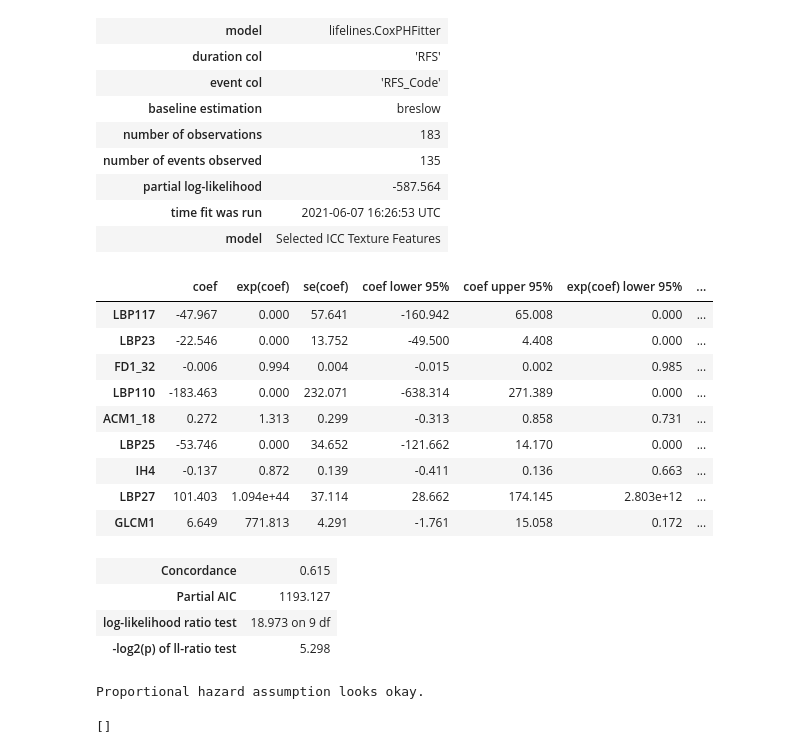
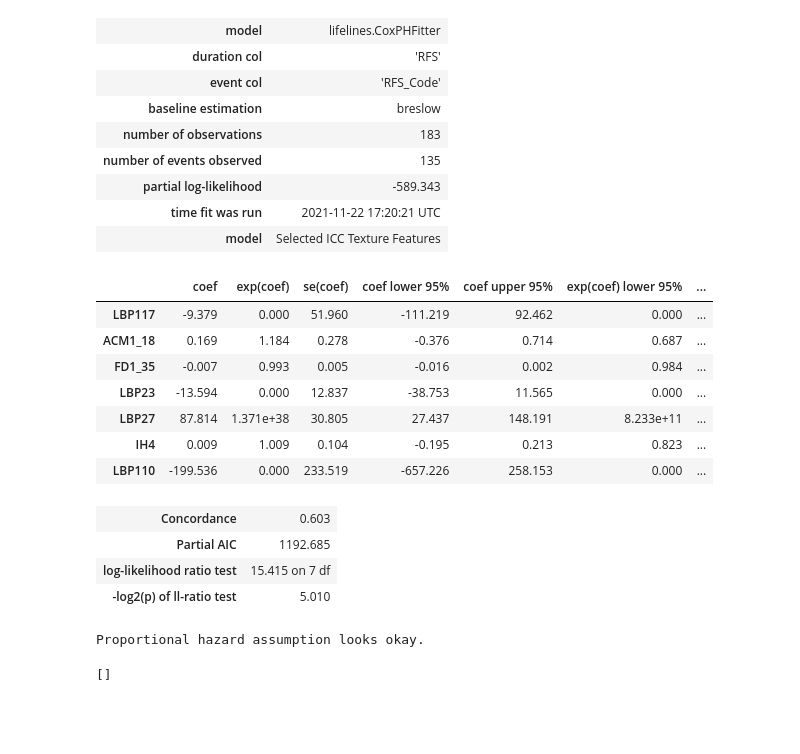
Before and after one commit to strixy16/deep-icc, a Jupyter notebook: data_exploration/explore_CTfeatures.ipynb, the cells around one changed output. Saved outputs shown, nothing was run; the diff lists cells and outputs as text; code cells hidden in the pictures; blank space fills up the shorter version.

Commit message:
Running linear CPH with train data only

```diff
--- a/data_exploration/explore_CTfeatures.ipynb
+++ b/data_exploration/explore_CTfeatures.ipynb
@@ -4,7 +4,7 @@ import matplotlib.pyplot as plt
 import numpy as np
 import pandas as pd
 # %%
-selected_filename = "../../Data/selectTextFeatures.xlsx"
+selected_filename = "../../Data/top8_TextureFeatures.xlsx"
 
 selected_features = pd.read_excel(selected_filename)
 # %%
@@ -19,32 +19,30 @@ selected_features.head()
 # %%
-feats_4_cph = selected_features.drop(columns=['ScoutID', 'LBP78'])
+feats_4_cph = selected_features.drop(columns=['ScoutID', 'LBP25'])
 cph = CoxPHFitter()
 cph.fit(feats_4_cph, duration_col='RFS', event_col='RFS_Code')
 cph.print_summary(model="Selected ICC Texture Features", decimals=3)
 cph.check_assumptions(feats_4_cph, p_value_threshold=0.05, show_plots=True)
 # %% [output]
 | model | lifelines.CoxPHFitter |
 | duration col | 'RFS' |
 | event col | 'RFS_Code' |
 | baseline estimation | breslow |
 | number of observations | 183 |
 | number of events observed | 135 |
-| partial log-likelihood | -587.564 |
-| time fit was run | 2021-06-07 16:26:53 UTC |
+| partial log-likelihood | -589.343 |
+| time fit was run | 2021-11-22 17:20:21 UTC |
 | model | Selected ICC Texture Features |
 |  | coef | exp(coef) | se(coef) | coef lower 95% | coef upper 95% | exp(coef) lower 95% | ... |
-| LBP117 | -47.967 | 0.000 | 57.641 | -160.942 | 65.008 | 0.000 | ... |
-| LBP23 | -22.546 | 0.000 | 13.752 | -49.500 | 4.408 | 0.000 | ... |
-| FD1_32 | -0.006 | 0.994 | 0.004 | -0.015 | 0.002 | 0.985 | ... |
-| LBP110 | -183.463 | 0.000 | 232.071 | -638.314 | 271.389 | 0.000 | ... |
-| ACM1_18 | 0.272 | 1.313 | 0.299 | -0.313 | 0.858 | 0.731 | ... |
-| LBP25 | -53.746 | 0.000 | 34.652 | -121.662 | 14.170 | 0.000 | ... |
-| IH4 | -0.137 | 0.872 | 0.139 | -0.411 | 0.136 | 0.663 | ... |
-| LBP27 | 101.403 | 1.094e+44 | 37.114 | 28.662 | 174.145 | 2.803e+12 | ... |
-| GLCM1 | 6.649 | 771.813 | 4.291 | -1.761 | 15.058 | 0.172 | ... |
+| LBP117 | -9.379 | 0.000 | 51.960 | -111.219 | 92.462 | 0.000 | ... |
+| ACM1_18 | 0.169 | 1.184 | 0.278 | -0.376 | 0.714 | 0.687 | ... |
+| FD1_35 | -0.007 | 0.993 | 0.005 | -0.016 | 0.002 | 0.984 | ... |
+| LBP23 | -13.594 | 0.000 | 12.837 | -38.753 | 11.565 | 0.000 | ... |
+| LBP27 | 87.814 | 1.371e+38 | 30.805 | 27.437 | 148.191 | 8.233e+11 | ... |
+| IH4 | 0.009 | 1.009 | 0.104 | -0.195 | 0.213 | 0.823 | ... |
+| LBP110 | -199.536 | 0.000 | 233.519 | -657.226 | 258.153 | 0.000 | ... |
-| Concordance | 0.615 |
-| Partial AIC | 1193.127 |
-| log-likelihood ratio test | 18.973 on 9 df |
-| -log2(p) of ll-ratio test | 5.298 |
+| Concordance | 0.603 |
+| Partial AIC | 1192.685 |
+| log-likelihood ratio test | 15.415 on 7 df |
+| -log2(p) of ll-ratio test | 5.010 |
 Proportional hazard assumption looks okay.
 []
```
Also changed, not shown: parts of 4 cells of this notebook, 2 other files.
